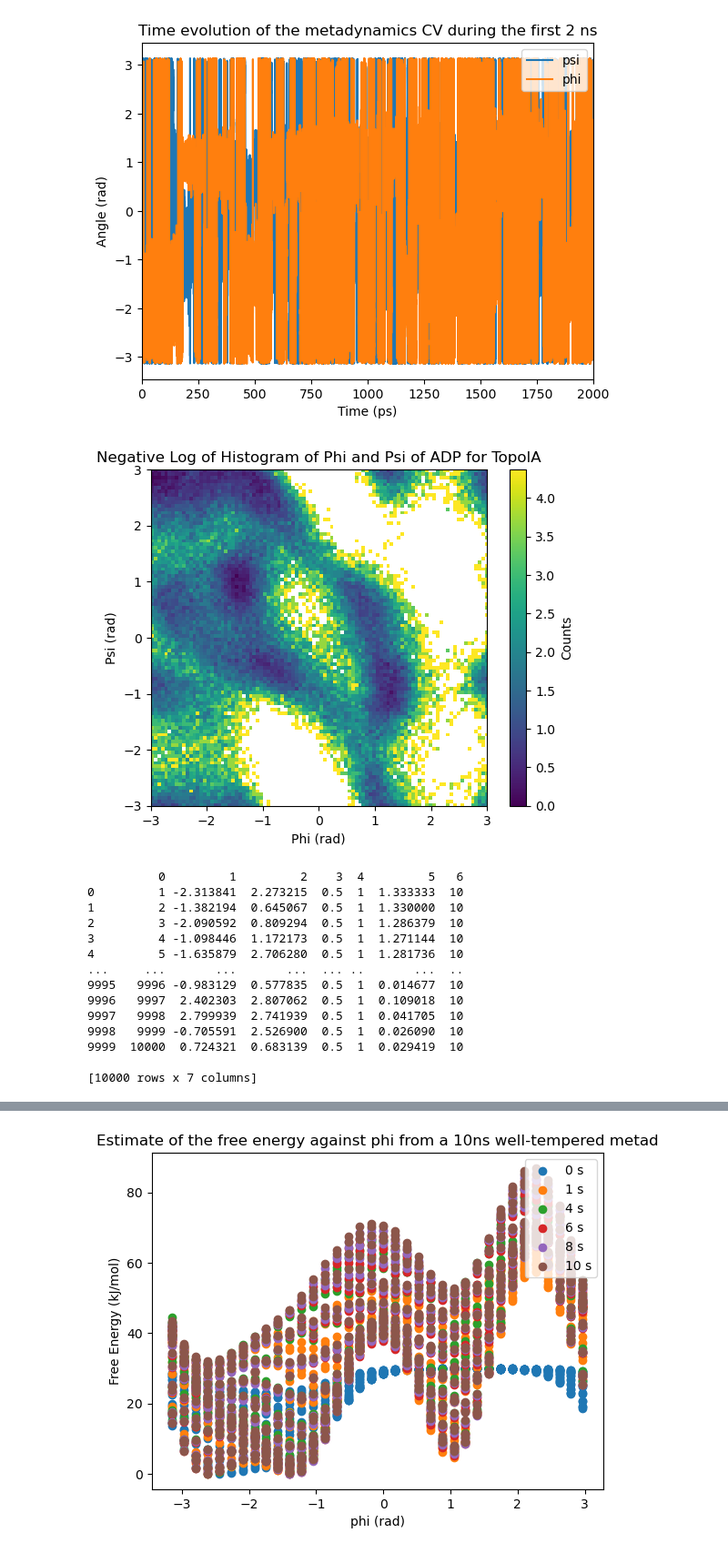
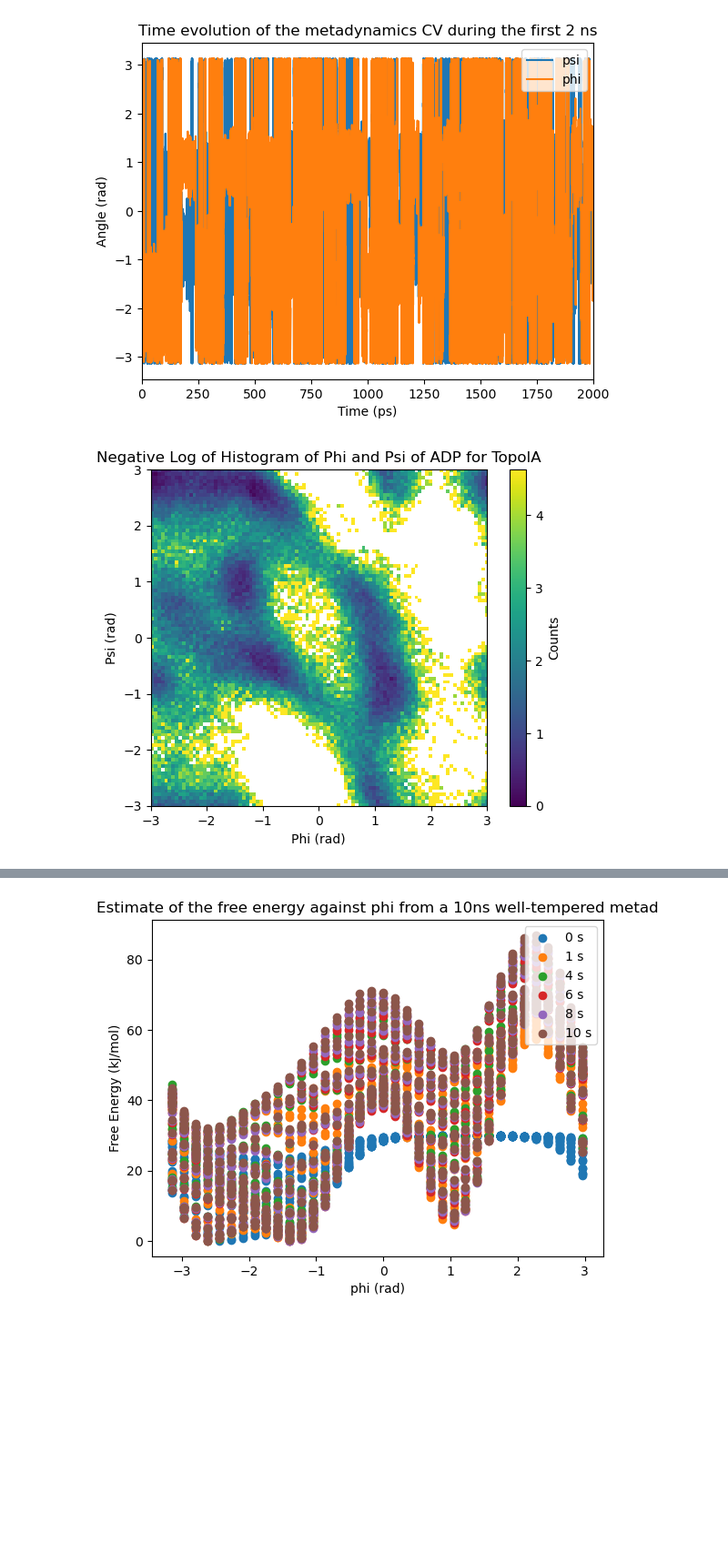
Before and after one commit to cl6661/comp-lab-class, a Jupyter notebook: Week6/2D Metad/Part6.ipynb, the cells around one changed output, grey strips where cells are left out. Shown at 91% size. Cells and saved outputs as stored; diff of their text form; code cells hidden in the pictures; blank space fills up the shorter version.

Commit message:
Week6 Figures Update

```diff
--- a/Week6/2D Metad/Part6.ipynb
+++ b/Week6/2D Metad/Part6.ipynb
@@ -10,14 +10,14 @@ import matplotlib.pyplot as plt
 import mdtraj as md
 import os
 
-dataA = pd.read_csv('./COLVAR_A', header=None, delim_whitespace=True,skiprows=5)
+# load 2dmetad colvar file
+dataA = pd.read_csv('./dialaA_2dmetad_biasfactor10_pace500_height1.2_sigma0.55_1.1_10ns_COLVAR', header=None, delim_whitespace=True,skiprows=5)
 A_phi_std = dataA[1].std()
-print(dataA)
-print(A_phi_std)
+print('Standard deviation of phi:',A_phi_std)
 A_psi_std= dataA[2].std()
-print(A_psi_std)
+print('Standard deviation of psi:',A_psi_std)
 
-#plot
+#plot phi and psi against time
 plt.plot(dataA[0][0:100001],dataA[2][0:100001],label="psi")
 plt.plot(dataA[0][0:100001],dataA[1][0:100001],label="phi")
 plt.legend(loc="upper right")
@@ -25,7 +25,7 @@ plt.xlabel('Time (ps)')
 plt.ylabel('Angle (rad)')
 plt.title('Time evolution of the metadynamics CV during the first 2 ns')
 plt.xlim([0,2000])
-plt.savefig('Time evolution of the metadynamics CV during the first 2 ns.pdf',format='pdf',bbox_inches='tight',pad_inches=0.1)
+plt.savefig('Time evolution of the metadynamics CV during the first 2 ns by 2D METAD.pdf',format='pdf',bbox_inches='tight',pad_inches=0.1)
 plt.show()
 
 H, xedges, yedges = np.histogram2d(dataA[1][0:100001], dataA[2][0:100001], bins=100, normed=True)
@@ -40,24 +40,15 @@ plt.xlim([-3,3])
 plt.ylim([-3,3])
 cbar = plt.colorbar()
 cbar.ax.set_ylabel('Counts')
-# plt.savefig('Negative Log of Histogram of Phi and Psi of ADP for TopolA.pdf',format='pdf',bbox_inches='tight',pad_inches=0.1)
+plt.savefig('Negative Log of Histogram of Phi and Psi of diala by 2D METAD.pdf',format='pdf',bbox_inches='tight',pad_inches=0.1)
 plt.show()
 
-hill_A = pd.read_csv('./HILLS_A', header=None, delim_whitespace=True,skiprows=7)
-print(hill_A)
+# Plot Gaussian Height against time
+hill_A = pd.read_csv('./dialaA_2dmetad_biasfactor10_pace500_height1.2_sigma0.55_1.1_10ns_HILLS', header=None, delim_whitespace=True,skiprows=7)
 plt.plot(hill_A[0],hill_A[5])
 plt.xlabel('Time (ps)')
 plt.ylabel('Gaussian Hill Height (kJ/mol)')
 plt.title('Time Evolution of Gaussian Hill Height')
-plt.savefig('Time Evolution of Gaussian Hill Height.pdf',format='pdf',bbox_inches='tight',pad_inches=0.1)
+plt.savefig('Time Evolution of Gaussian Hill Height for 2D METAD.pdf',format='pdf',bbox_inches='tight',pad_inches=0.1)
 plt.show()
-
-grid_A=np.loadtxt("topolA.grid.dat",skiprows=5)
-print(grid_A)
-print(grid_A[:,0])
-plt.scatter(grid_A[:,0],-1*grid_A[:,2])
-plt.xlabel('phi (rad)')
-plt.ylabel('Free Energy (kJ/mol)')
-plt.title('The negative of the energy column in the grid file')
-plt.show()
 # %% [output]
@@ -80,16 +57,2 @@ plt.show()
-[figure, old version]
+[figure, new version]
-[figure, old version]
+[figure, new version]
-          0         1         2    3  4         5   6
-0         1 -2.313841  2.273215  0.5  1  1.333333  10
-1         2 -1.382194  0.645067  0.5  1  1.330000  10
-2         3 -2.090592  0.809294  0.5  1  1.286379  10
-3         4 -1.098446  1.172173  0.5  1  1.271144  10
-4         5 -1.635879  2.706280  0.5  1  1.281736  10
-...     ...       ...       ...  ... ..       ...  ..
-9995   9996 -0.983129  0.577835  0.5  1  0.014677  10
-9996   9997  2.402303  2.807062  0.5  1  0.109018  10
-9997   9998  2.799939  2.741939  0.5  1  0.041705  10
-9998   9999 -0.705591  2.526900  0.5  1  0.026090  10
-9999  10000  0.724321  0.683139  0.5  1  0.029419  10
-
-[10000 rows x 7 columns]
```
Also changed, not shown: parts of 3 cells of this notebook, 35 other files.
